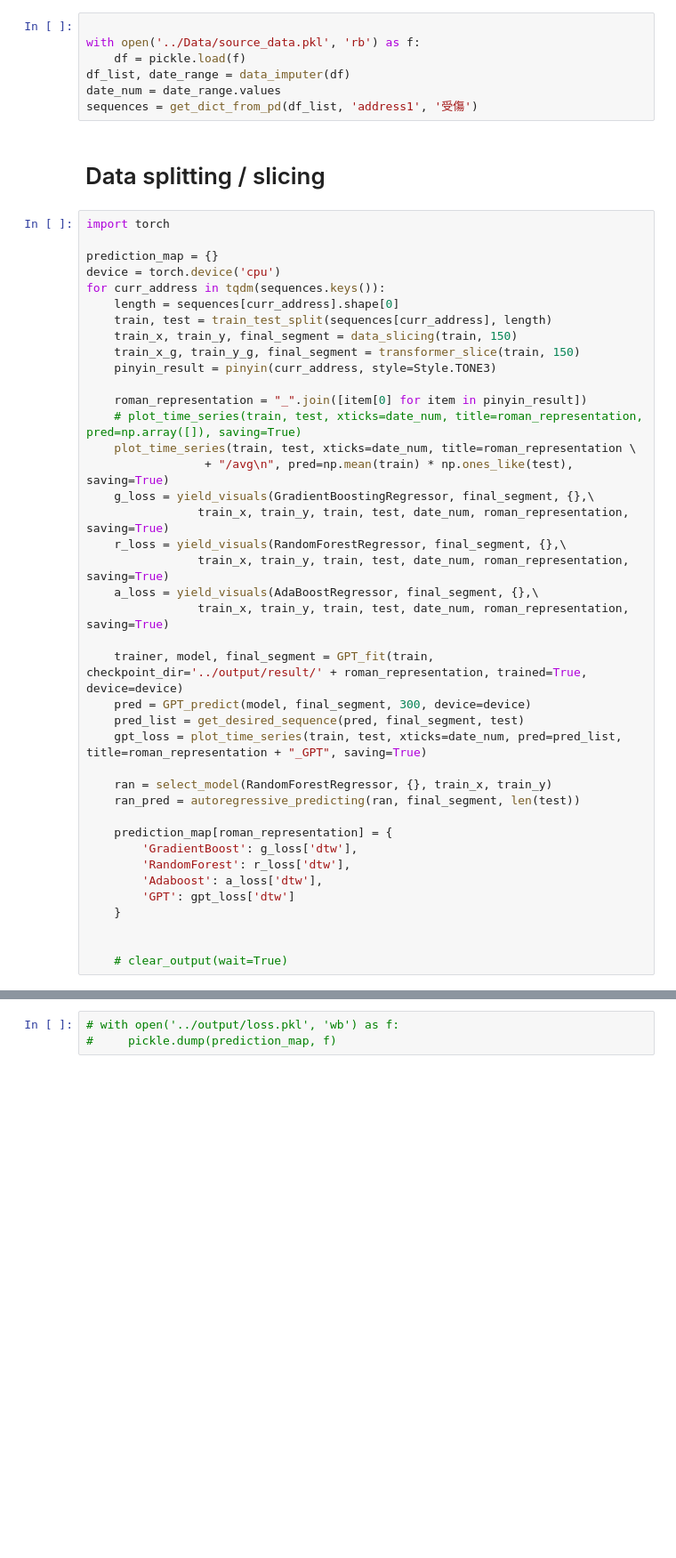
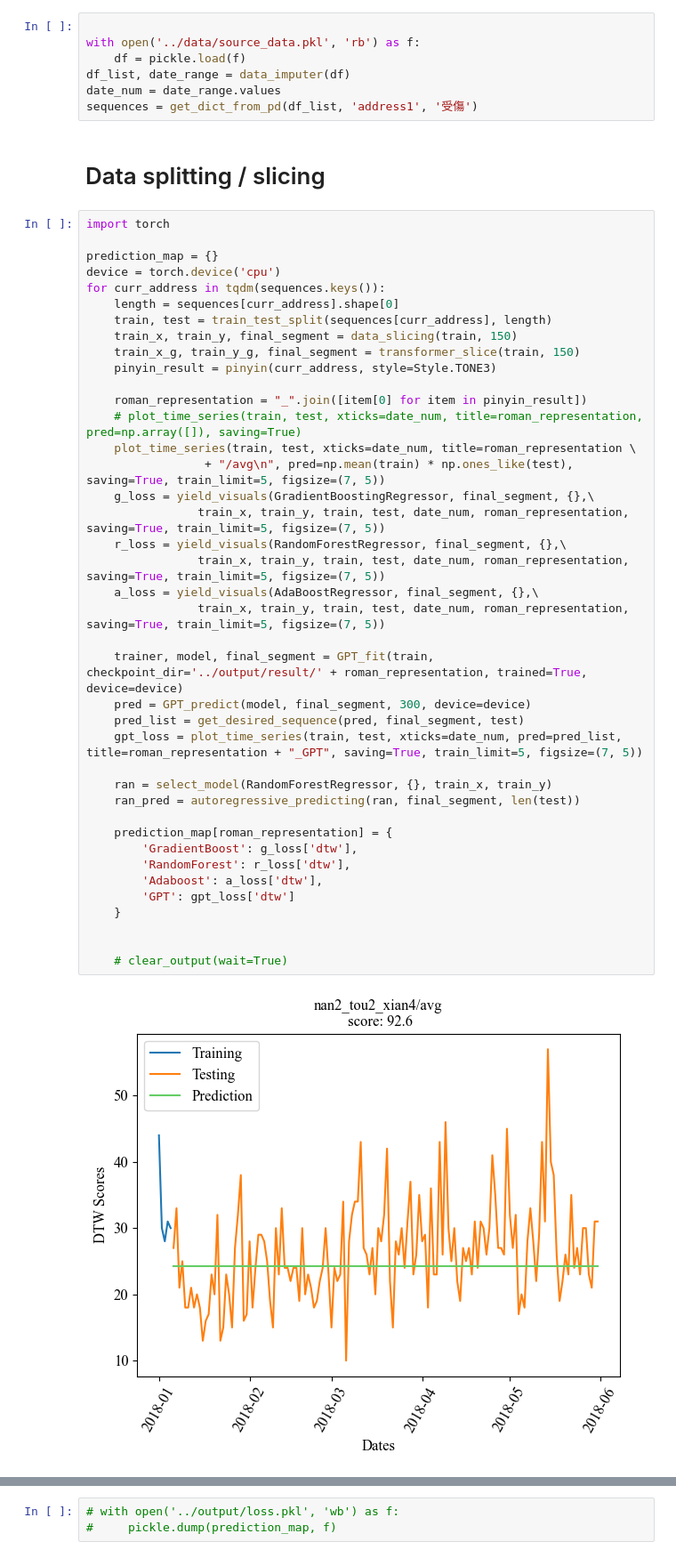
Before and after one commit to nchu-machine-learning/Taiwan-Traffic-Safety-Forecast-System, a Jupyter notebook: experiment/E_2.ipynb, the cells around one changed output, grey strips where cells are left out. Shown at 89% size. Drawn from its saved outputs; the diff is of its cells as text; blank space fills up the shorter version.

```diff
--- a/experiment/E_2.ipynb
+++ b/experiment/E_2.ipynb
@@ -26,7 +26,7 @@ from tqdm import tqdm
 # Retrieve Data
 # %%
 
-with open('../Data/source_data.pkl', 'rb') as f:
+with open('../data/source_data.pkl', 'rb') as f:
     df = pickle.load(f)
 df_list, date_range = data_imputer(df)
 date_num = date_range.values
@@ -41,35 +41,37 @@ device = torch.device('cpu')
 for curr_address in tqdm(sequences.keys()):
     length = sequences[curr_address].shape[0]
     train, test = train_test_split(sequences[curr_address], length)
     train_x, train_y, final_segment = data_slicing(train, 150)
     train_x_g, train_y_g, final_segment = transformer_slice(train, 150)
     pinyin_result = pinyin(curr_address, style=Style.TONE3)
 
     roman_representation = "_".join([item[0] for item in pinyin_result])
     # plot_time_series(train, test, xticks=date_num, title=roman_representation, pred=np.array([]), saving=True)
     plot_time_series(train, test, xticks=date_num, title=roman_representation \
-                 + "/avg\n", pred=np.mean(train) * np.ones_like(test), saving=True)
+                 + "/avg\n", pred=np.mean(train) * np.ones_like(test), saving=True, train_limit=5, figsize=(7, 5))
     g_loss = yield_visuals(GradientBoostingRegressor, final_segment, {},\
-                train_x, train_y, train, test, date_num, roman_representation, saving=True)
+                train_x, train_y, train, test, date_num, roman_representation, saving=True, train_limit=5, figsize=(7, 5))
     r_loss = yield_visuals(RandomForestRegressor, final_segment, {},\
-                train_x, train_y, train, test, date_num, roman_representation, saving=True)
+                train_x, train_y, train, test, date_num, roman_representation, saving=True, train_limit=5, figsize=(7, 5))
     a_loss = yield_visuals(AdaBoostRegressor, final_segment, {},\
-                train_x, train_y, train, test, date_num, roman_representation, saving=True)
+                train_x, train_y, train, test, date_num, roman_representation, saving=True, train_limit=5, figsize=(7, 5))
 
     trainer, model, final_segment = GPT_fit(train, checkpoint_dir='../output/result/' + roman_representation, trained=True, device=device)
     pred = GPT_predict(model, final_segment, 300, device=device)
     pred_list = get_desired_sequence(pred, final_segment, test)
-    gpt_loss = plot_time_series(train, test, xticks=date_num, pred=pred_list, title=roman_representation + "_GPT", saving=True)
+    gpt_loss = plot_time_series(train, test, xticks=date_num, pred=pred_list, title=roman_representation + "_GPT", saving=True, train_limit=5, figsize=(7, 5))
 
     ran = select_model(RandomForestRegressor, {}, train_x, train_y)
     ran_pred = autoregressive_predicting(ran, final_segment, len(test))
 
     prediction_map[roman_representation] = {
         'GradientBoost': g_loss['dtw'],
         'RandomForest': r_loss['dtw'],
         'Adaboost': a_loss['dtw'],
         'GPT': gpt_loss['dtw']
     }
 
 
     # clear_output(wait=True)
+# %% [output]
+[figure, added]
```
Also changed, not shown: parts of 6 cells of this notebook, 3 other files.
